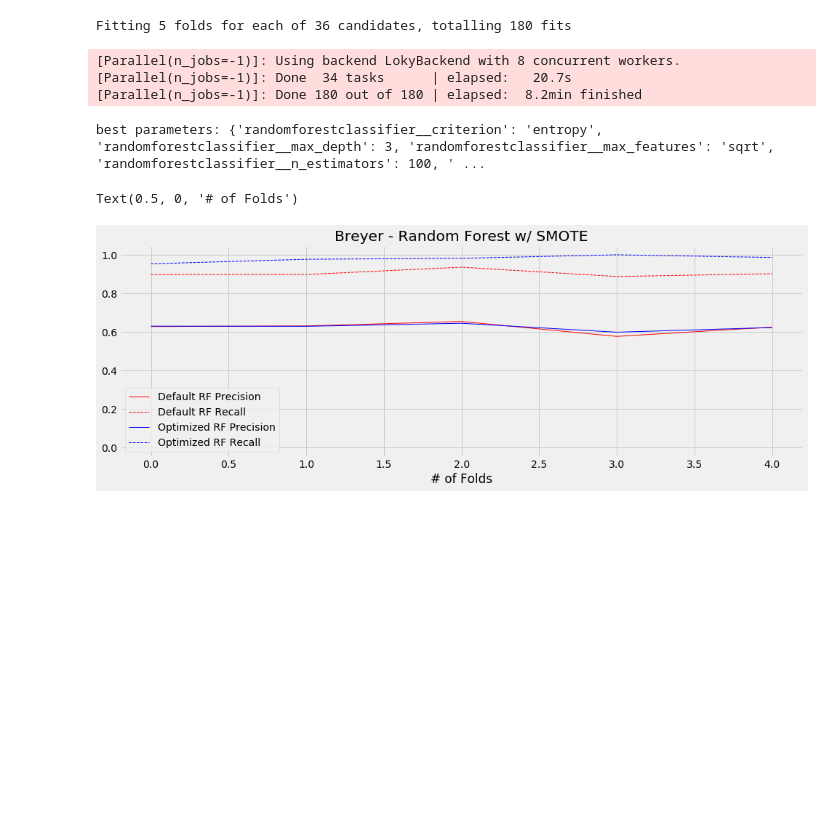
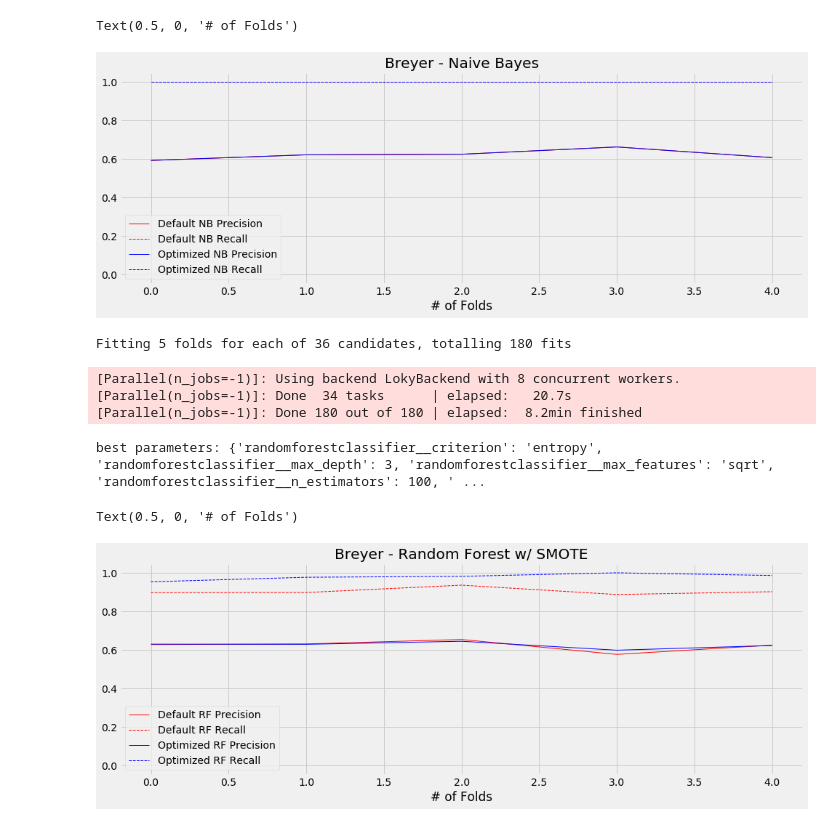
Before and after one commit to rcohngru/Predicting-Supreme-Court-Outcomes, a Jupyter notebook: Hyperparameter Tuning.ipynb, the cells around one changed output. Drawn from its saved outputs; the diff is of its cells as text; code cells hidden in the pictures; blank space fills up the shorter version.

Commit message:
tried naive bayes

```diff
--- a/Hyperparameter Tuning.ipynb
+++ b/Hyperparameter Tuning.ipynb
@@ -73,8 +74,8 @@ def plot_cross_val(models, data, ax, sampling_method):
         train_vectors, y_train = balance_train_data(train_vectors, y_train, method=sampling_method)
 
         for i, model in enumerate(models):
-            model.fit(train_vectors, y_train)
-            y_pred = model.predict(test_vectors)
+            model.fit(train_vectors.toarray(), y_train)
+            y_pred = model.predict(test_vectors.toarray())
 
             precisions[i].append(precision_score(y_test, y_pred))
             recalls[i].append(recall_score(y_test, y_pred))
@@ -85,7 +86,7 @@ def plot_cross_val(models, data, ax, sampling_method):
                 2 : 'g'}
 
 
-    names = ['Default GB', 'Optimized GB']
+    names = ['Default NB', 'Optimized NB']
     for i in range(len(models)):
         ax.plot(x, precisions[i], c=colormap[i],
                 linewidth=1, linestyle='-',
@@ -96,3 +124,25 @@ def plot_cross_val(models, data, ax, sampling_method):
+# %%
+data = pd.read_csv('data/clean/Breyer.csv')
+X = data['cleanText'].fillna(' ').to_numpy()
+y = data['vote'].to_numpy()
+
+default_rf = CategoricalNB()
+best_rf = CategoricalNB(alpha=0,
+                        fit_prior=True)
+
+fig, ax = plt.subplots(figsize=(15, 5))
+models = [default_rf, best_rf]
+
+data = pd.read_csv('data/clean/Breyer.csv')
+data['cleanText'] = data['cleanText'].fillna(' ')
+plot_cross_val(models, data, ax, None)
+ax.set_title('Breyer - Naive Bayes')
+ax.legend()
+ax.set_ylim(-0.05, 1.05)
+ax.set_xlabel('# of Folds')
+# %% [output]
+Text(0.5, 0, '# of Folds')
+[figure, added]
 # %%
 data = pd.read_csv('data/clean/Breyer.csv')
 X = data['cleanText'].fillna(' ').to_numpy()
```
Also changed, not shown: parts of 2 cells of this notebook.
